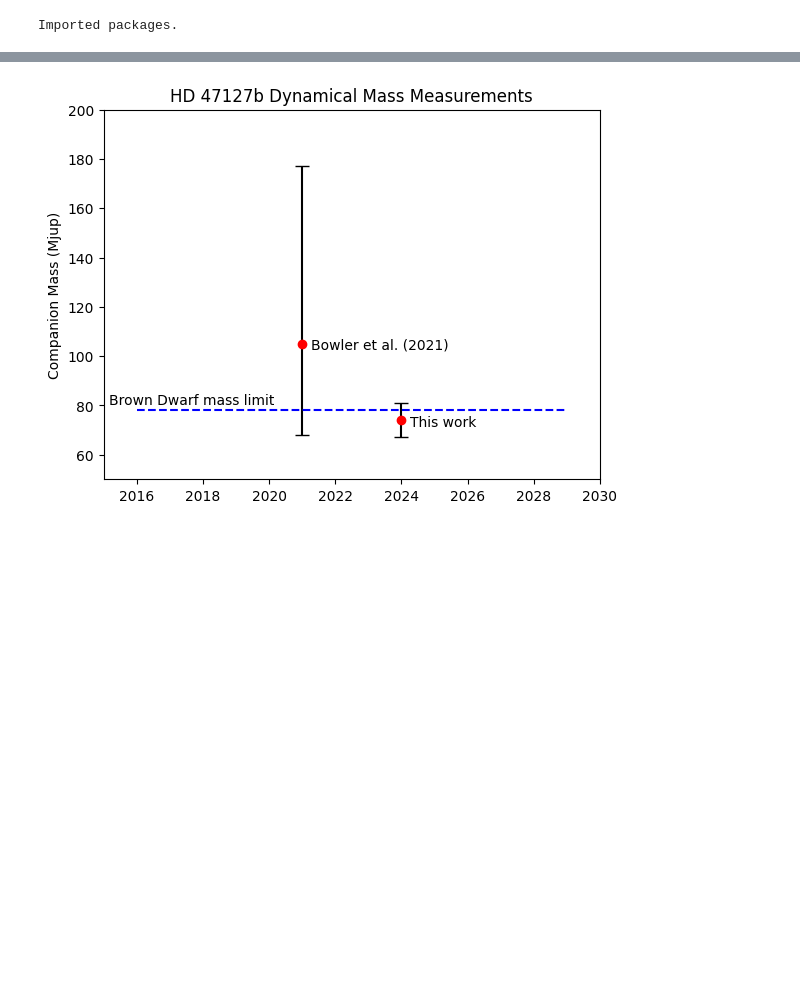
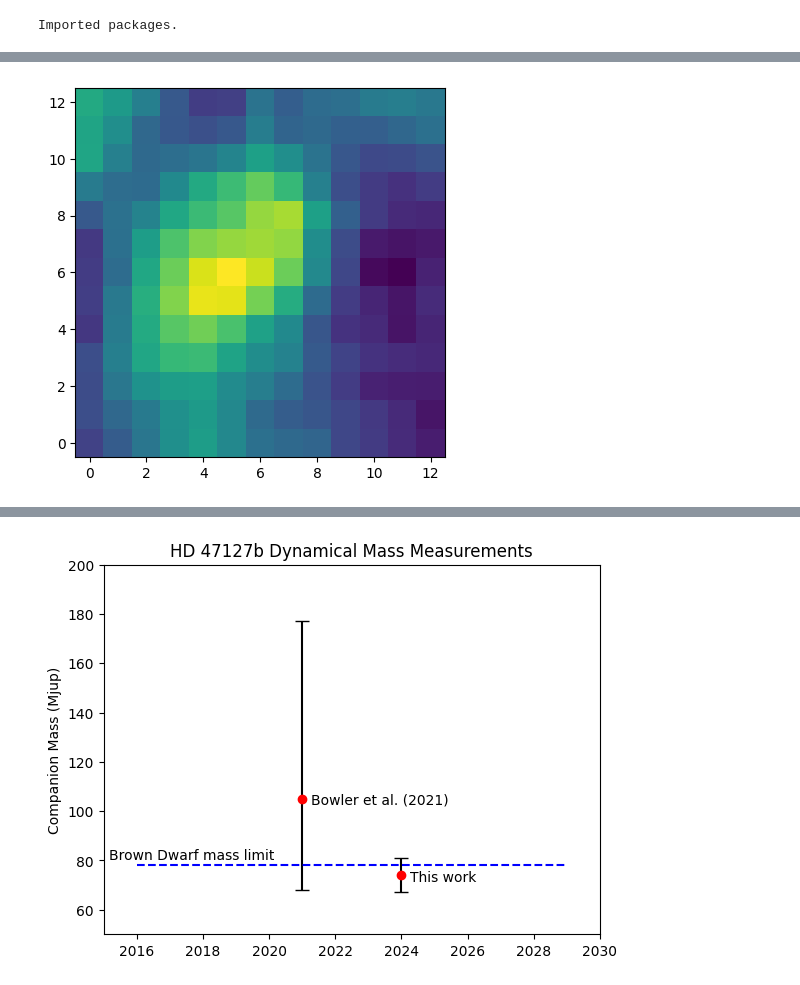
Before and after one commit to benlchang/HD47127-b-ADI, a Jupyter notebook: HD47127_ADI.ipynb, the cells around one changed output, grey strips where cells are left out. Drawn from its saved outputs; the diff is of its cells as text; code cells hidden in the pictures; blank space fills up the shorter version.

```diff
--- a/HD47127_ADI.ipynb
+++ b/HD47127_ADI.ipynb
@@ -41,12 +41,22 @@ Imported packages.
 conv = 2*math.sqrt(2*math.log(2))
 # print(math.log(2))
 
-fwhms = {
+residual_imgs = {}
+
+univ_fwhms = {
     # '02_H': 2.03060614 * conv,
     '02_H': 1.9005308253304707 * conv,      # 2/17/26: new value after narrowing fwhm fit from starData
-    '12_Kshort': 1.990643135 * conv,
+    # '12_Kshort': 1.990643135 * conv,
+    '12_Kshort': 2.1092640153366387 * conv,  # 2/17/26: new value after narrowing fwhm fit from starData
     '12_CH4short': 1.557713995 * conv,
     '12_J': 1.590564054040125 * conv       # 2/2/26: new value after narrowing fwhm fit from starData
+}
+
+resid_ctrs = {
+    "02_H": [5, 6],
+    "12_J": [7, 5],
+    "12_CH4short": [6, 6],
+    "12_Kshort": [7, 5]
 }
 
 #(x, y)
@@ -499,0 +478,72 @@ Writing KLIPed Images to directory C:\Users\benlc\hd47127b\fmdata\FM_2023_02_H
+# %%
+import scipy.ndimage as ndi
+
+
+bands = [
+    # "02_H",
+    "12_J",
+    "12_CH4short",
+    "12_Kshort"
+]
+
+for band in bands:
+    residual_imgs[band] = test_fwhm_plot_residuals(band, 2.5, 6.5, 0.5)
+
+# band = '12_CH4short'
+
+# median_interpolate(band, size=8, save=True)
+
+# subdir = f'2023_{band}'
+# datadir = f'../rawdata/{subdir}/science_dewarped_cleaned/'
+# flist = sorted(glob.glob(datadir + '*.fits'), reverse=True)
+
+
+#  QUESTION FOR YIFAN: should this size always be 15?
+# gaussian = makeGaussian(size=9, amplitude=30, fwhm=fwhms[band])
+# gaussian_base_signal = np.matrix.sum(np.matrix(gaussian))
+# forwardmodel(band, gaussian=gaussian, fwhm=fwhms[band], cleaned=False)
+
+# ADI_NIRC2(flist, subdir)
+
+
+# test_fwhm_plot_residuals(band, 3.0, 6.5, 0.5)
+
+
+# datadir = f'../rawdata/2023_{band}/'
+# flist = sorted(glob.glob(datadir + '*.fits'), reverse=True)
+# ADI_getImages(flist, 1024, 1024, print_header=True)
+# # ADI_getImages(flist, 1024, 1024)
+# #psflist = sorted(glob.glob(psfdir + '*.fits'))
+
+# gaussian = makeGaussian(size=15, amplitude=30, fwhm=fwhms[band])
+# gaussian_base_signal = np.matrix.sum(np.matrix(gaussian))
+# # print(gaussian_base_signal)
+# forwardmodel(flist[2:], gaussian=gaussian, fwhm=fwhms[band])
+
+
+# for val in fwhm:
+#     gaussian = makeGaussian(size=120, amplitude=30, fwhm=val)
+#     #fits.writeto('gaussian_psf.fits', gaussian, overwrite=True)
+#     gaussian_base_signal = np.matrix.sum(np.matrix(gaussian))
+#     forwardmodel(flist, gaussian=gaussian, fwhm=val)
+
+
+#ADI_getImages(flist, 1024, 1024)
+    #2023_12_H a=30 fwhm=5
+    #2023_12_J a=60 fwhm=4
+    #2023_12_CH4short a=60 fwhm=4
+    #2023_12_Kshort a=25 fwhm=5
+    #2023_02_H a=125 fwhm=4
+
+#flist_adi, cen = ADI_NIRC2(flist)
+#diskForwardmodel(flist, psflist)
+#forwardmodel(flist, psflist)
+#ADI_getImages(flist, 1024, 1024)
+#ADI_NIRC2(flist)
+#cADI_NIRC2(flist)
+# forwardmodel(flist, gaussian=gaussian)
+#flist_adi, cen = ADI_NIRC2(flist)
+#input_planet_fluxes, seps, wcs = injectFakePlanets(flist, 179300000)
+
+#2d plot centers
+# %% [output]
@@ -499,0 +567 @@ Writing KLIPed Images to directory C:\Users\benlc\hd47127b\fmdata\FM_2023_02_H
+[figure, added]
```
Also changed, not shown: parts of 8 cells of this notebook.
